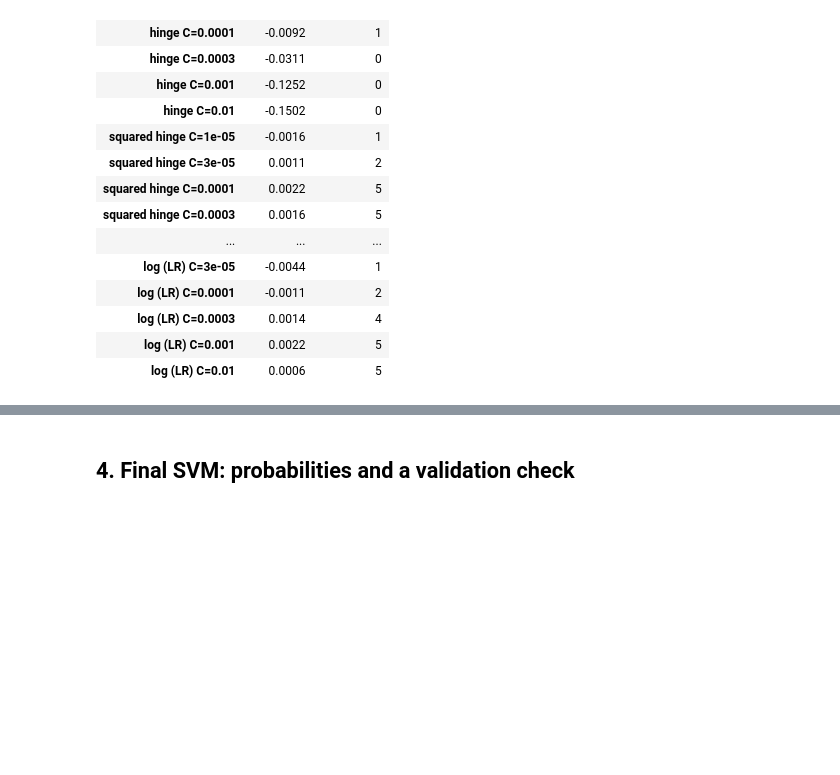
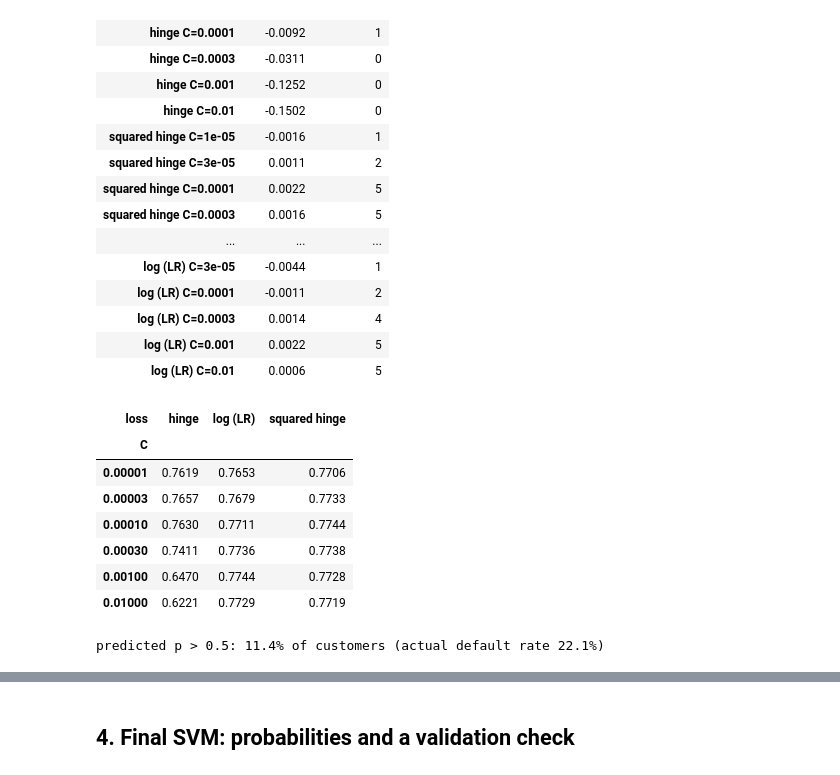
Before and after one commit to Oscar339/dst-sprint1, a Jupyter notebook: report/06-SVM.ipynb, the cells around one changed output, grey strips where cells are left out. Drawn from its saved outputs; the diff is of its cells as text; code cells hidden in the pictures; blank space fills up the shorter version.

```diff
--- a/report/06-SVM.ipynb
+++ b/report/06-SVM.ipynb
@@ -193,4 +219,22 @@ compare().loc[[f"{loss} C={C:g}" for loss in losses for C in Cs_lin]]
 | log (LR) C=0.0003 | 0.0014 | 4 |
 | log (LR) C=0.001 | 0.0022 | 5 |
 | log (LR) C=0.01 | 0.0006 | 5 |
+# %%
+lin.pivot(index="C", columns="loss", values="auc").round(4)     # the values in the plot
+# %% [output]
+| loss | hinge | log (LR) | squared hinge |
+| C |  |  |  |
+| 0.00001 | 0.7619 | 0.7653 | 0.7706 |
+| 0.00003 | 0.7657 | 0.7679 | 0.7733 |
+| 0.00010 | 0.7630 | 0.7711 | 0.7744 |
+| 0.00030 | 0.7411 | 0.7736 | 0.7738 |
+| 0.00100 | 0.6470 | 0.7744 | 0.7728 |
+| 0.01000 | 0.6221 | 0.7729 | 0.7719 |
+# %%
+# how many customers does the final LR put above p = 0.5? (out-of-fold, so each is predicted by a model that never saw them)
+final_lr = make_pipeline(StandardScaler(), LogisticRegression(C=0.0316, l1_ratio=0, solver="liblinear", max_iter=1000))
+p_oof = cross_val_predict(final_lr, X, y_train, cv=cv, method="predict_proba")[:, 1]
+print(f"predicted p > 0.5: {(p_oof > 0.5).mean():.1%} of customers (actual default rate {y_train.mean():.1%})")
+# %% [output]
+predicted p > 0.5: 11.4% of customers (actual default rate 22.1%)
 # %% [markdown]
```
Also changed, not shown: parts of 17 cells of this notebook.
